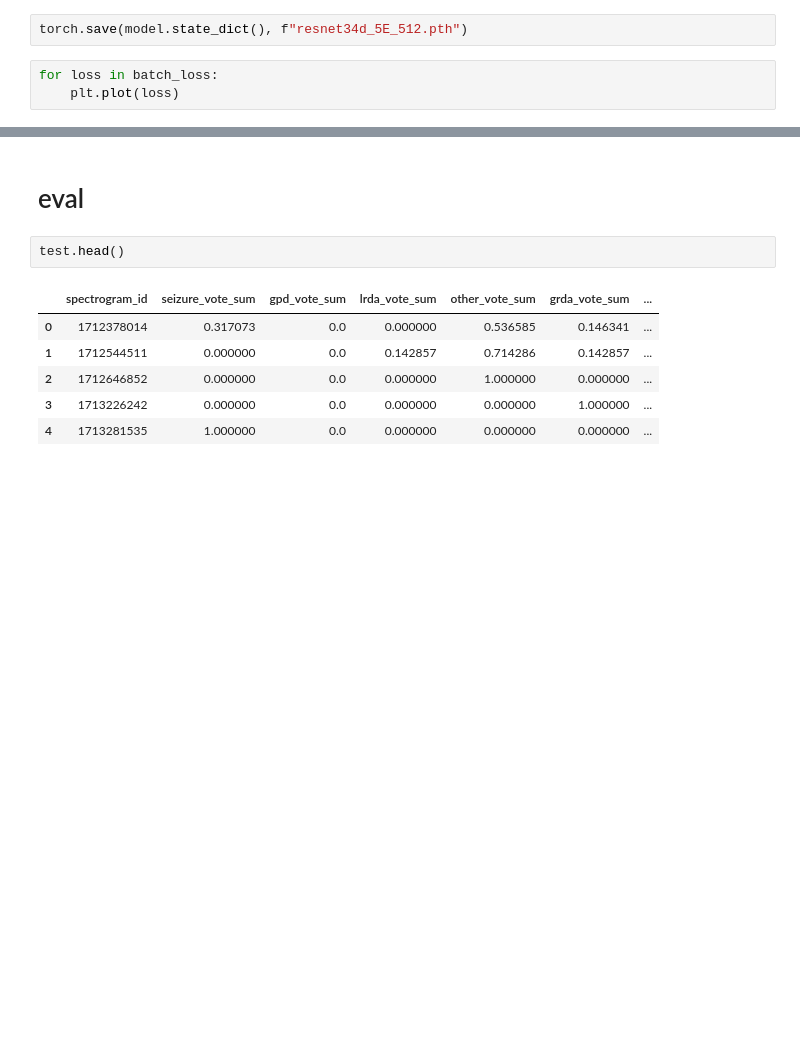
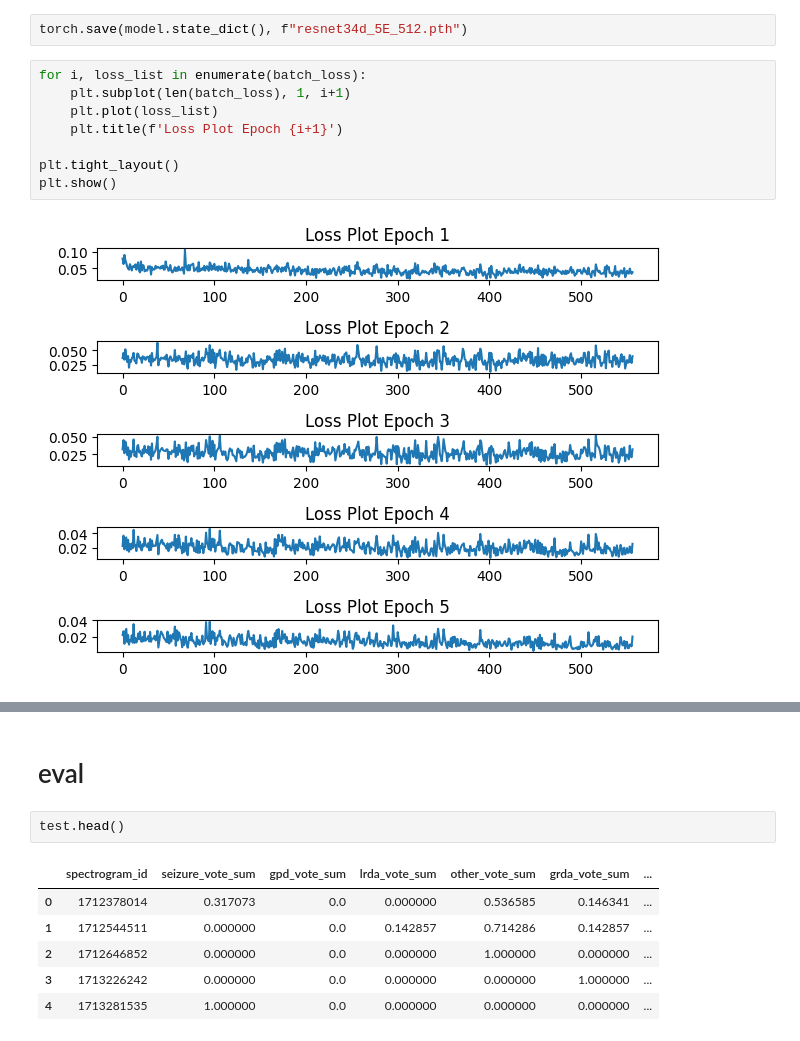
Before and after one commit to Adnan525/harmful_brain_activity_classification, a Jupyter notebook: classification-torch.ipynb, the cells around one changed output, grey strips where cells are left out. Cells and saved outputs as stored; diff of their text form; blank space fills up the shorter version.

```diff
--- a/classification-torch.ipynb
+++ b/classification-torch.ipynb
@@ -487,7 +499,14 @@ gc.collect()
 # %%
 torch.save(model.state_dict(), f"resnet34d_5E_512.pth")
-# %%
-for loss in batch_loss:
-    plt.plot(loss)
+# %%
+for i, loss_list in enumerate(batch_loss):
+    plt.subplot(len(batch_loss), 1, i+1)
+    plt.plot(loss_list)
+    plt.title(f'Loss Plot Epoch {i+1}')
+
+plt.tight_layout()
+plt.show()
+# %% [output]
+[figure, added]
 # %%
 plt.plot(epoch_loss)
```
Also changed, not shown: parts of 11 cells of this notebook.
